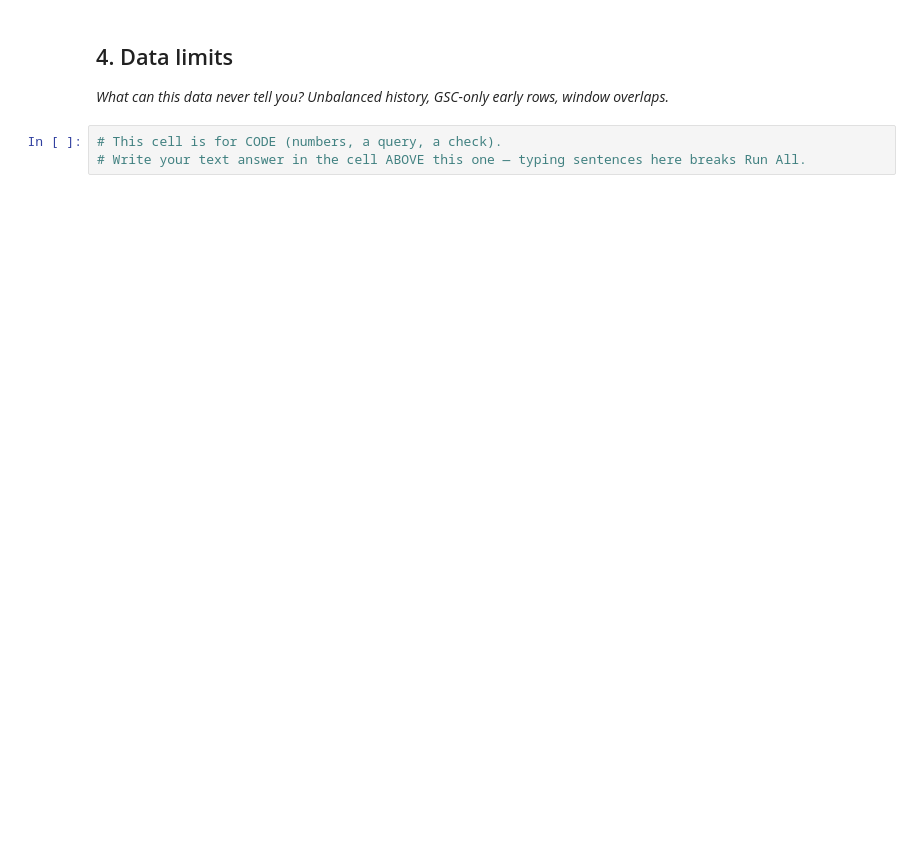
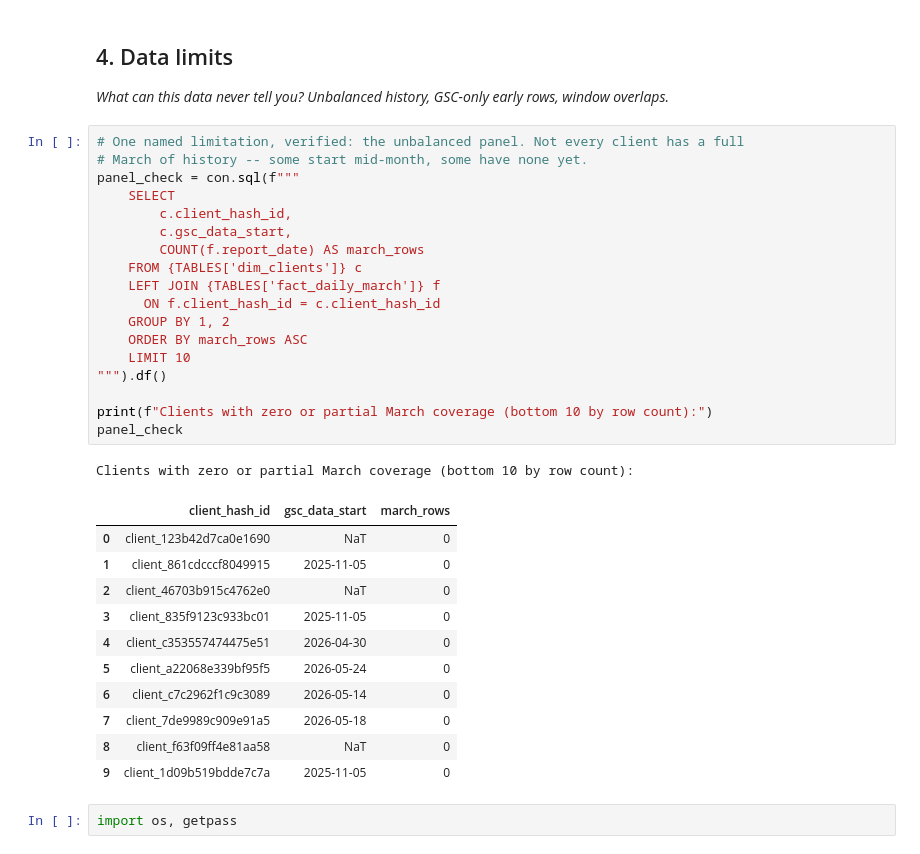
Before and after one commit to ART001-coder/flyrank-ml-internship, a Jupyter notebook: work/notebooks/w03_data_contract.ipynb, the cells around one changed output. Drawn from its saved outputs; the diff is of its cells as text; blank space fills up the shorter version.

```diff
--- a/work/notebooks/w03_data_contract.ipynb
+++ b/work/notebooks/w03_data_contract.ipynb
@@ -31,6 +388,36 @@ This skeleton is yours to fill. Work the sections **in order** — each one has
 ## 4. Data limits
 
 *What can this data never tell you? Unbalanced history, GSC-only early rows, window overlaps.*
-# %%
-# This cell is for CODE (numbers, a query, a check).
-# Write your text answer in the cell ABOVE this one — typing sentences here breaks Run All.
+# %%
+# One named limitation, verified: the unbalanced panel. Not every client has a full
+# March of history -- some start mid-month, some have none yet.
+panel_check = con.sql(f"""
+    SELECT
+        c.client_hash_id,
+        c.gsc_data_start,
+        COUNT(f.report_date) AS march_rows
+    FROM {TABLES['dim_clients']} c
+    LEFT JOIN {TABLES['fact_daily_march']} f
+      ON f.client_hash_id = c.client_hash_id
+    GROUP BY 1, 2
+    ORDER BY march_rows ASC
+    LIMIT 10
+""").df()
+
+print(f"Clients with zero or partial March coverage (bottom 10 by row count):")
+panel_check
+# %% [output]
+Clients with zero or partial March coverage (bottom 10 by row count):
+|  | client_hash_id | gsc_data_start | march_rows |
+| 0 | client_123b42d7ca0e1690 | NaT | 0 |
+| 1 | client_861cdcccf8049915 | 2025-11-05 | 0 |
+| 2 | client_46703b915c4762e0 | NaT | 0 |
+| 3 | client_835f9123c933bc01 | 2025-11-05 | 0 |
+| 4 | client_c353557474475e51 | 2026-04-30 | 0 |
+| 5 | client_a22068e339bf95f5 | 2026-05-24 | 0 |
+| 6 | client_c7c2962f1c9c3089 | 2026-05-14 | 0 |
+| 7 | client_7de9989c909e91a5 | 2026-05-18 | 0 |
+| 8 | client_f63f09ff4e81aa58 | NaT | 0 |
+| 9 | client_1d09b519bdde7c7a | 2025-11-05 | 0 |
+# %%
+import os, getpass
```
Also changed, not shown: parts of 29 cells of this notebook.
